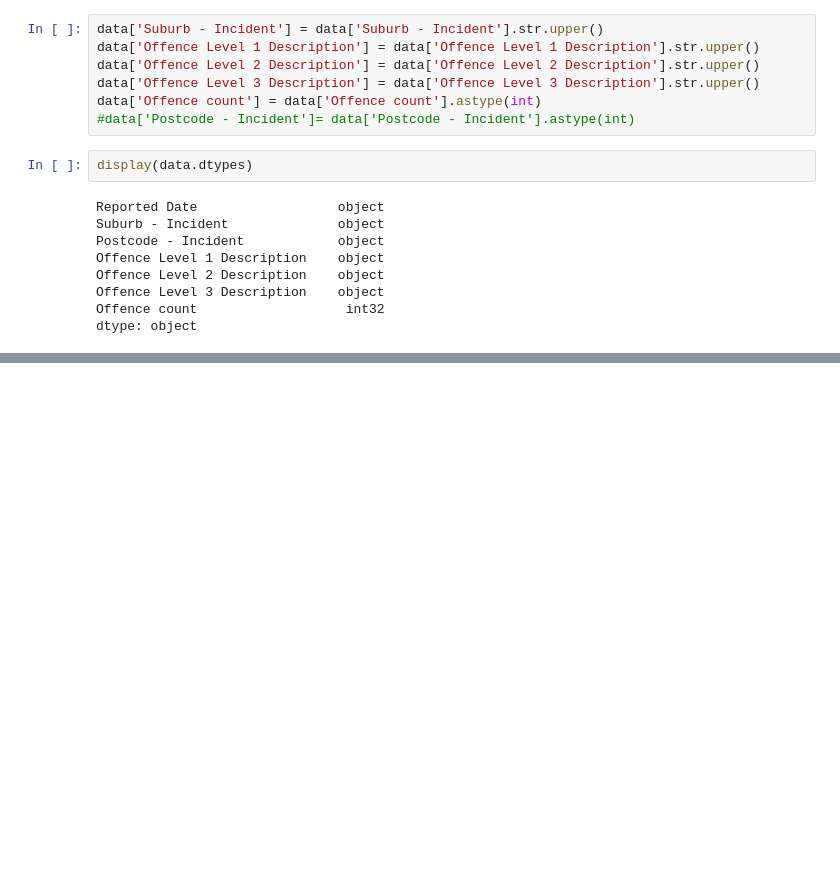
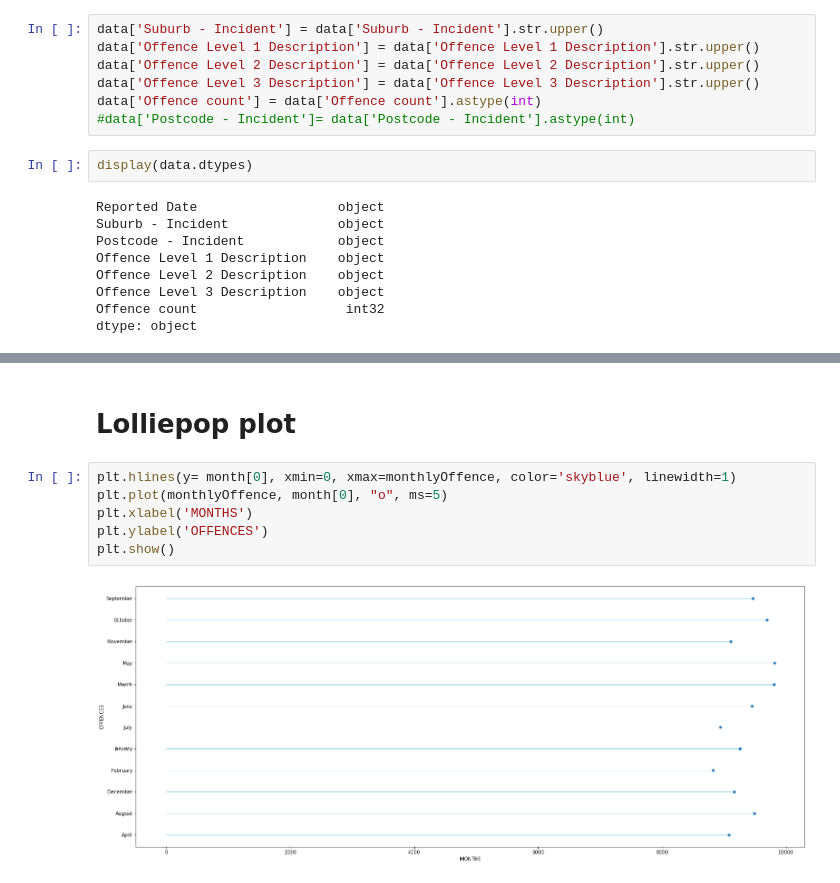
Before and after one commit to MunyaradziMagura/SA-Crime, a Jupyter notebook: SA_crime.ipynb, the cells around one changed output, grey strips where cells are left out. Cells and saved outputs as stored; diff of their text form; blank space fills up the shorter version.

```diff
--- a/SA_crime.ipynb
+++ b/SA_crime.ipynb
@@ -310,0 +315,10 @@ KeyError: 1
+# %% [markdown]
+# Lolliepop plot
+# %%
+plt.hlines(y= month[0], xmin=0, xmax=monthlyOffence, color='skyblue', linewidth=1)
+plt.plot(monthlyOffence, month[0], "o", ms=5)
+plt.xlabel('MONTHS')
+plt.ylabel('OFFENCES')
+plt.show()
+# %% [output]
+[figure, added]
```
Also changed, not shown: parts of 32 cells of this notebook.
